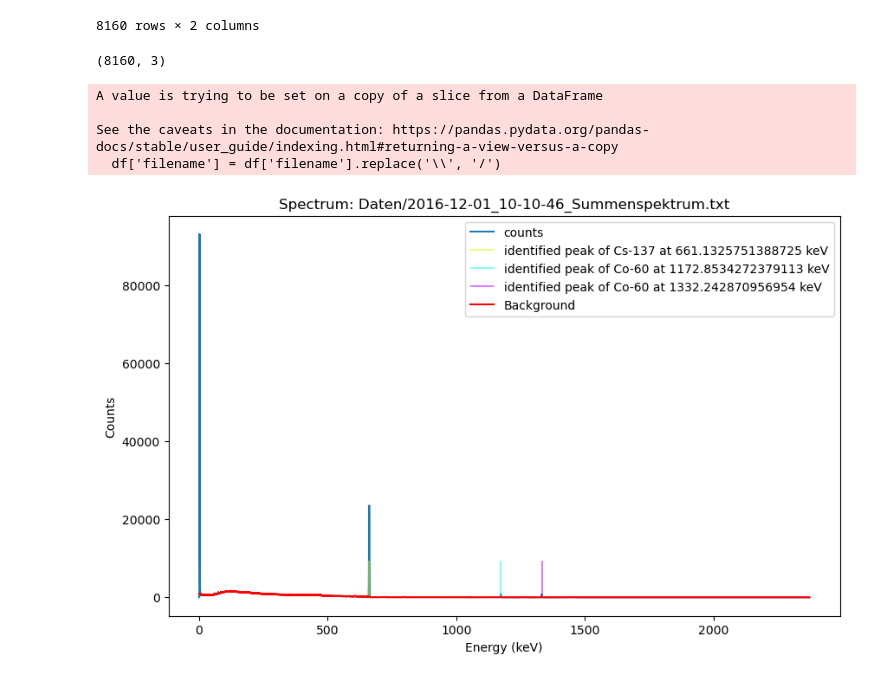
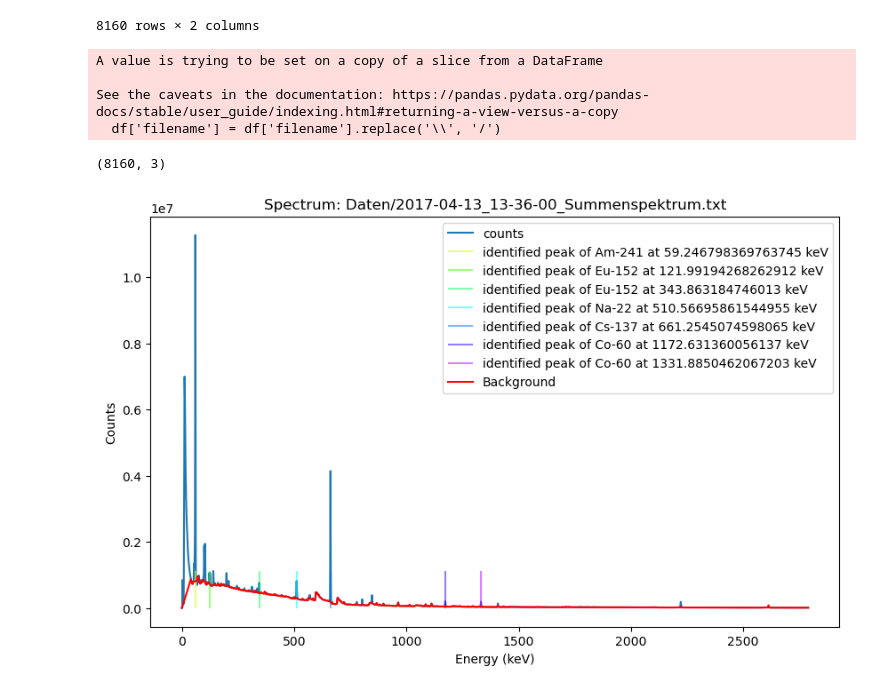
Before and after one commit to FNeubuerger/gammaspectroscopy, a Jupyter notebook: notebooks/analyse_spectra_outliers.ipynb, the cells around one changed output. Drawn from its saved outputs; the diff is of its cells as text; code cells hidden in the pictures.

```diff
--- a/notebooks/analyse_spectra_outliers.ipynb
+++ b/notebooks/analyse_spectra_outliers.ipynb
@@ -87,11 +87,11 @@ test_data
 | 8159 | 2789.79 | 12203 |
 8160 rows × 2 columns
 # %%
-plot_spectrum(df.iloc[6])
+plot_spectrum(df.iloc[7])
 # %% [output]
-(8160, 3)
+A value is trying to be set on a copy of a slice from a DataFrame
+
+See the caveats in the documentation: https://pandas.pydata.org/pandas-docs/stable/user_guide/indexing.html#returning-a-view-versus-a-copy
+  df['filename'] = df['filename'].replace('\\', '/')
-A value is trying to be set on a copy of a slice from a DataFrame
-
-See the caveats in the documentation: https://pandas.pydata.org/pandas-docs/stable/user_guide/indexing.html#returning-a-view-versus-a-copy
-  df['filename'] = df['filename'].replace('\\', '/')
+(8160, 3)
-[figure, old version]
+[figure, new version]
```
